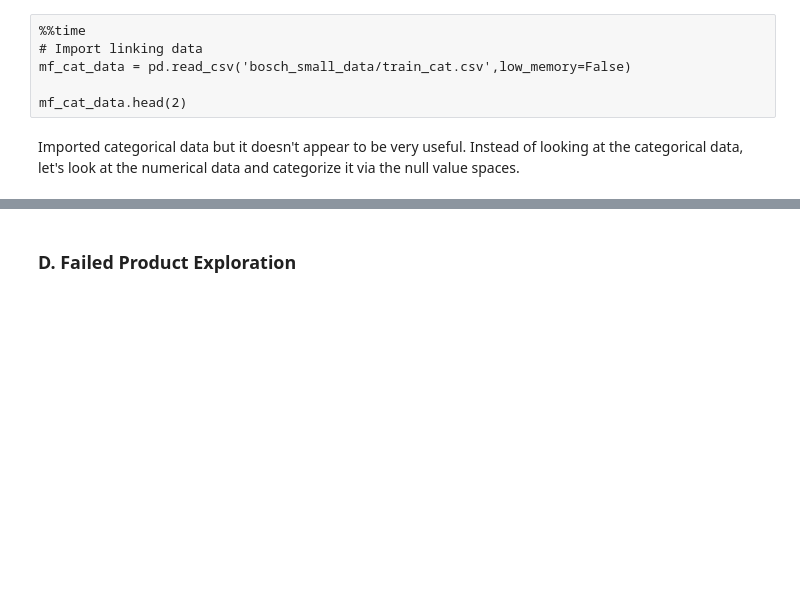
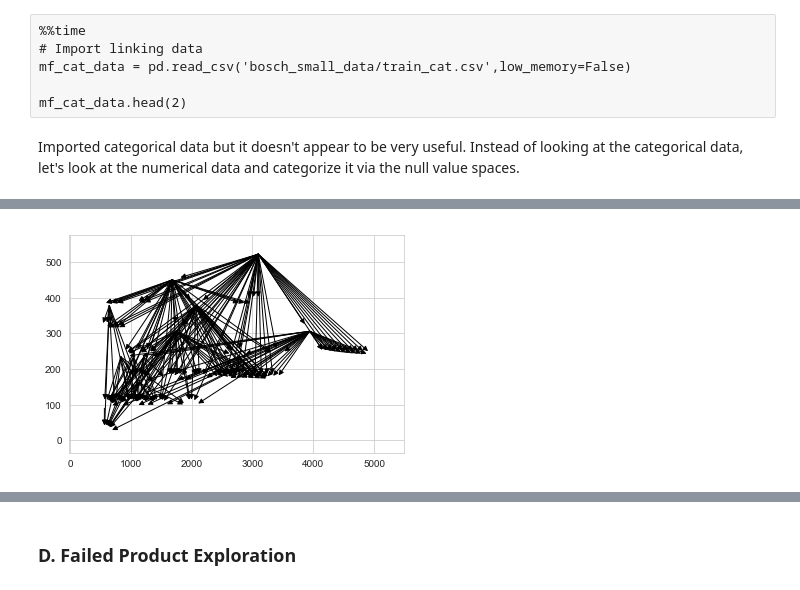
Before and after one commit to kimrharper/data_science_nltk, a Jupyter notebook: manufacturing/mf_exploratory.ipynb, the cells around one changed output, grey strips where cells are left out. Saved outputs shown, nothing was run; the diff lists cells and outputs as text; code cells hidden in the pictures; blank space fills up the shorter version.

```diff
--- a/manufacturing/mf_exploratory.ipynb
+++ b/manufacturing/mf_exploratory.ipynb
@@ -192,3 +205,19 @@ for l in network_structure:
     if len(l) > 1:
         file.write(' '.join(l)+'\n')
 file.close()
+# %%
+station_fail_ratio = {}
+station_name, station_count=[],[]
+
+for i in ordered_stations:
+    total_count = 0
+    fail_count = 0
+    for m in mf_num_data.columns[1:-1]:
+        if i in m:
+            df_temp = mf_num_data[np.isfinite(mf_num_data[m])]
+            fail_count+=df_temp['Response'][df_temp['Response']==1].sum()
+            total_count+=len(df_temp['Response'])
+    station_count.append(fail_count/total_count)
+    station_name.append(i)
+station_count = np.array(station_count)
+# station_count = (station_count-station_count.min())/(station_count.max()-station_count.min())
@@ -243,0 +296,4 @@ else: # if pygraphviz does load
+# %%
+edges=nx.draw_networkx_edges(G,pos=pos)
+# %% [output]
+[figure, added]
```
Also changed, not shown: parts of 17 cells of this notebook, 2 other files.
